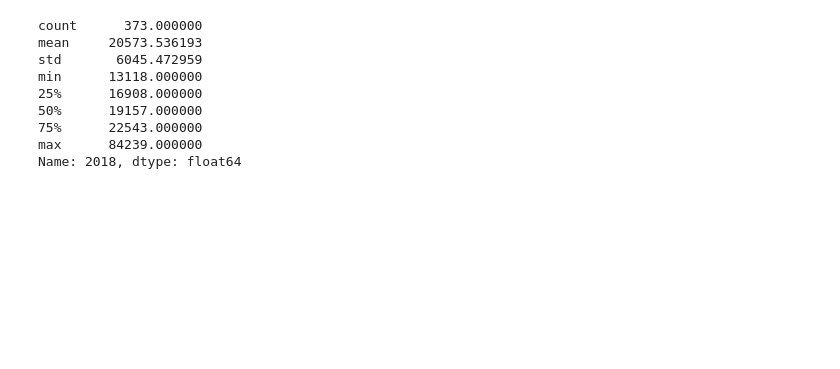
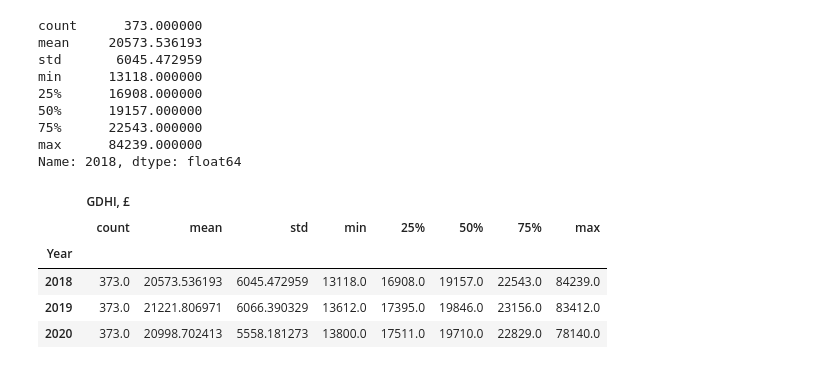
Before and after one commit to Jacob-L-ARU-P/IntroToDataSci-2, a Jupyter notebook: RemedialRepo2/DataAnalysisAssignment/DataProcessing.ipynb, the cells around one changed output. Cells and saved outputs as stored; diff of their text form; code cells hidden in the pictures; blank space fills up the shorter version.

```diff
--- a/RemedialRepo2/DataAnalysisAssignment/DataProcessing.ipynb
+++ b/RemedialRepo2/DataAnalysisAssignment/DataProcessing.ipynb
@@ -189,3 +186,12 @@ min      13118.000000
 75%      22543.000000
 max      84239.000000
 Name: 2018, dtype: float64
+# %%
+data_gdhi_reformatted.groupby('Year').describe()
+# %% [output]
+|  | GDHI, £ |  |  |  |  |  |  |  |
+|  | count | mean | std | min | 25% | 50% | 75% | max |
+| Year |  |  |  |  |  |  |  |  |
+| 2018 | 373.0 | 20573.536193 | 6045.472959 | 13118.0 | 16908.0 | 19157.0 | 22543.0 | 84239.0 |
+| 2019 | 373.0 | 21221.806971 | 6066.390329 | 13612.0 | 17395.0 | 19846.0 | 23156.0 | 83412.0 |
+| 2020 | 373.0 | 20998.702413 | 5558.181273 | 13800.0 | 17511.0 | 19710.0 | 22829.0 | 78140.0 |
```
Also changed, not shown: parts of 2 cells of this notebook.
